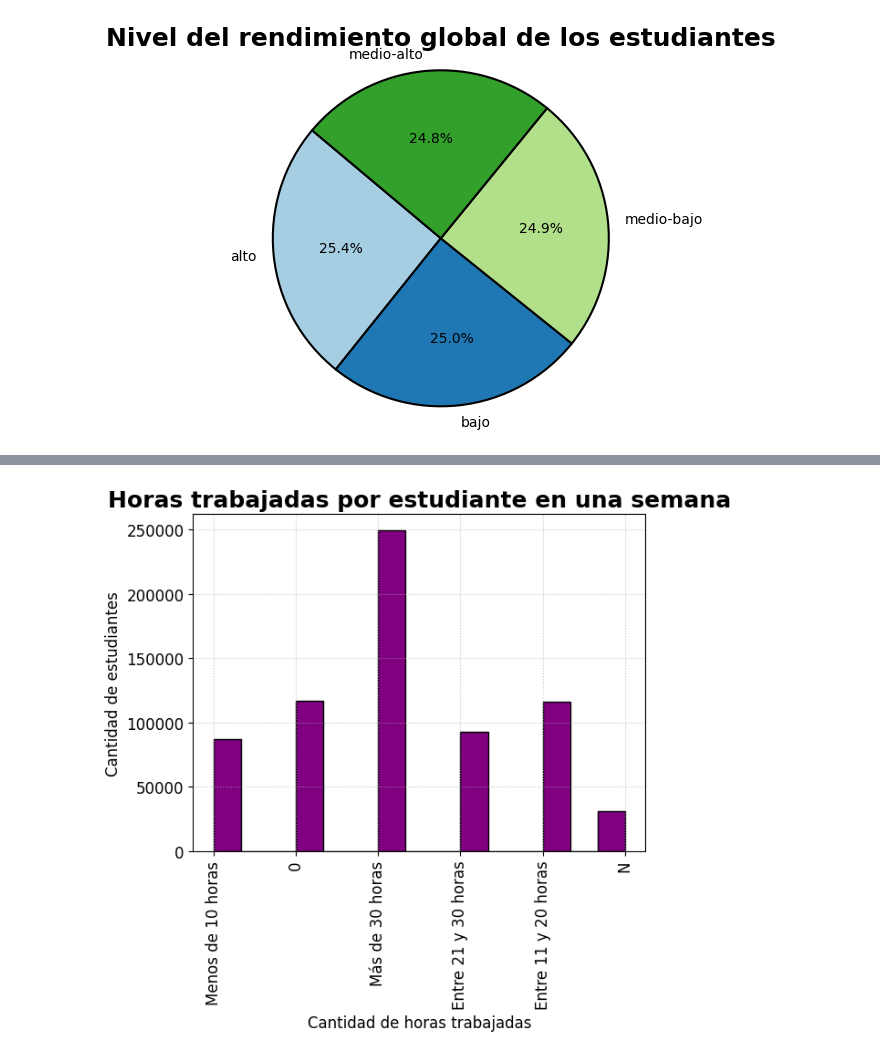
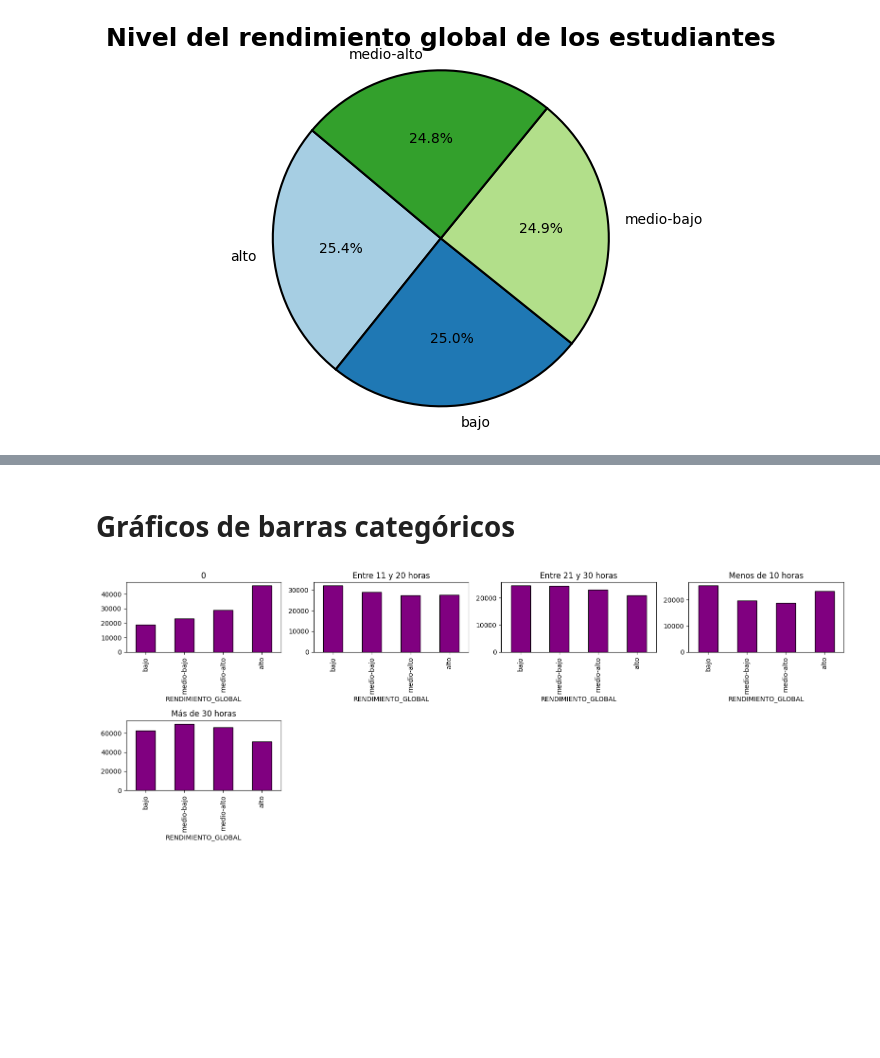
Before and after one commit to laurarincon1/UDEA-ai4eng-20251, a Jupyter notebook: 01 - exploración.ipynb, the cells around one changed output, grey strips where cells are left out. Drawn from its saved outputs; the diff is of its cells as text; code cells hidden in the pictures; blank space fills up the shorter version.

```diff
--- a/01 - exploración.ipynb
+++ b/01 - exploración.ipynb
@@ -207,9 +176,0 @@ Borramos algunas variables que se consideran poco relevantes
-# %%
-#datos["ESTU_VALORMATRICULAUNIVERSIDAD"] = datos.ESTU_VALORMATRICULAUNIVERSIDAD.fillna("N")
-datos["ESTU_HORASSEMANATRABAJA"] = datos.ESTU_HORASSEMANATRABAJA.fillna("N")
-datos["FAMI_ESTRATOVIVIENDA"] = datos.FAMI_ESTRATOVIVIENDA.fillna("N")
-datos["FAMI_TIENEINTERNET"] = datos.FAMI_TIENEINTERNET.fillna("N")
-datos["FAMI_TIENECOMPUTADOR"] = datos.FAMI_TIENECOMPUTADOR.fillna("N")
-
-
-datos.head()
@@ -235,13 +177,10 @@ plt.show()
-# %%
-plt.hist(datos.ESTU_HORASSEMANATRABAJA.dropna().values, bins=15, color='purple', edgecolor='black');
-plt.title('Horas trabajadas por estudiante en una semana', fontsize=18, fontweight="bold")
-plt.xlabel('Cantidad de horas trabajadas', fontsize=12, rotation=0)  # Eje X horizontal
-plt.ylabel('Cantidad de estudiantes', fontsize=12, rotation=90)  # Eje Y vertical
-
-
-plt.xticks(fontsize=12, rotation=90)
-plt.yticks(fontsize=12)
-
-plt.grid(True, linestyle=':', alpha=0.7) #lineas del fondo
-# %% [output]
-[figure, removed]
+# %% [markdown]
+# Gráficos de barras categóricos
+# %%
+c = sorted(datos.ESTU_HORASSEMANATRABAJA.value_counts().index)
+for ax,ci in subplots(c, n_cols=4, usizex=4):
+    z = datos[datos.ESTU_HORASSEMANATRABAJA==ci]
+    z.RENDIMIENTO_GLOBAL.value_counts()[['bajo', 'medio-bajo', 'medio-alto', 'alto']].plot(kind='bar', color='purple', edgecolor='black')
+    plt.title(ci)
+# %% [output]
+[figure, added]
```
Also changed, not shown: parts of 14 cells of this notebook.
